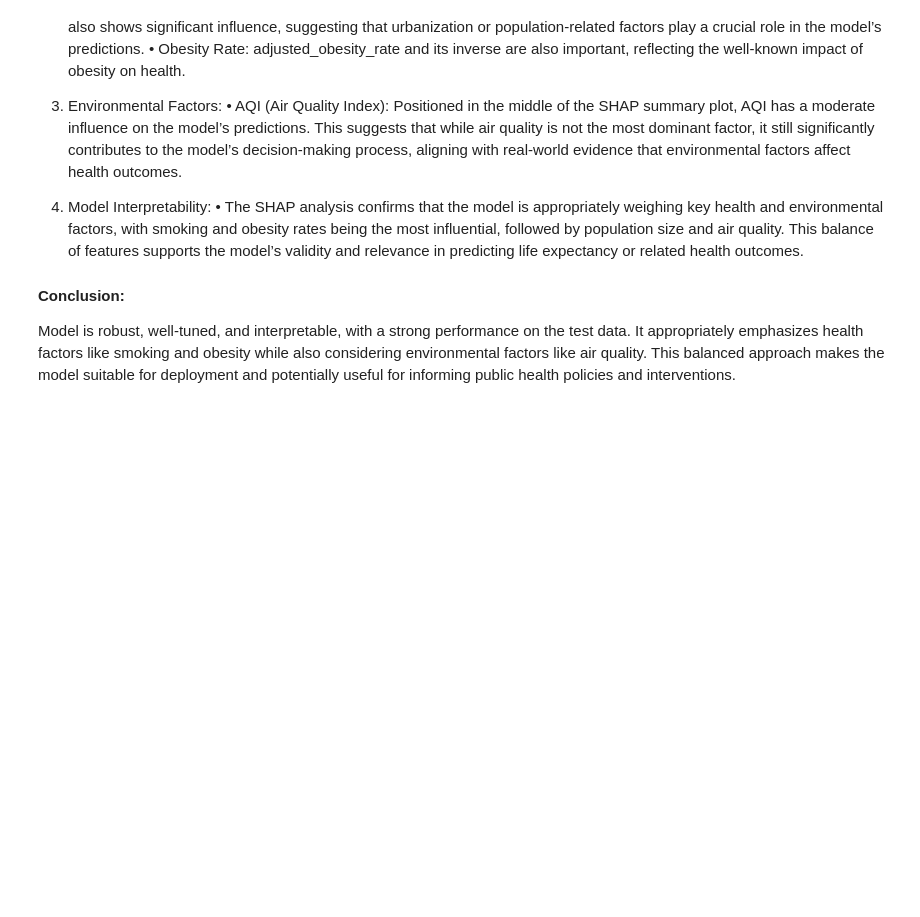
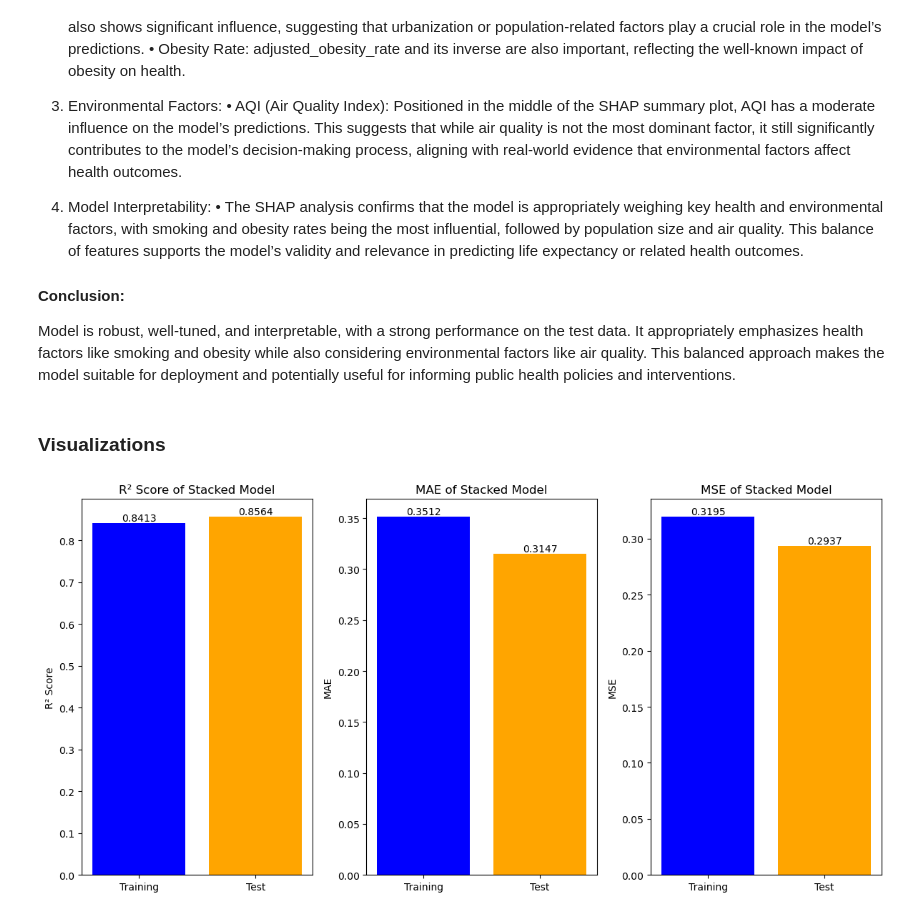
Before and after one commit to AlexRibeiro95/Environmental_factors_on_Public_health, a Jupyter notebook: notebooks/model_training(3).ipynb, the cells around one changed output. Saved outputs shown, nothing was run; the diff lists cells and outputs as text; code cells hidden in the pictures; blank space fills up the shorter version.

```diff
--- a/notebooks/model_training(3).ipynb
+++ b/notebooks/model_training(3).ipynb
@@ -962,3 +1065,46 @@ shap.force_plot(explainer.expected_value, shap_values[0], X_scaled[0], feature_n
 #### Conclusion:
 
 Model is robust, well-tuned, and interpretable, with a strong performance on the test data. It appropriately emphasizes health factors like smoking and obesity while also considering environmental factors like air quality. This balanced approach makes the model suitable for deployment and potentially useful for informing public health policies and interventions.
+# %% [markdown]
+### Visualizations
+# %%
+import matplotlib.pyplot as plt
+
+# Plot the stacked model's performance
+plt.figure(figsize=(12, 6))
+
+# Bar plot for the stacked model's performance on Training and Test data
+plt.subplot(1, 3, 1)
+bars = plt.bar(['Training', 'Test'], [stacked_train_r2, stacked_test_r2], color=['blue', 'orange'])
+plt.ylabel('R² Score')
+plt.title('R² Score of Stacked Model')
+
+# Add values on top of the bars
+for bar in bars:
+    yval = bar.get_height()
+    plt.text(bar.get_x() + bar.get_width()/2, yval, round(yval, 4), ha='center', va='bottom')
+
+plt.subplot(1, 3, 2)
+bars = plt.bar(['Training', 'Test'], [stacked_train_mae, stacked_test_mae], color=['blue', 'orange'])
+plt.ylabel('MAE')
+plt.title('MAE of Stacked Model')
+
+# Add values on top of the bars
+for bar in bars:
+    yval = bar.get_height()
+    plt.text(bar.get_x() + bar.get_width()/2, yval, round(yval, 4), ha='center', va='bottom')
+
+plt.subplot(1, 3, 3)
+bars = plt.bar(['Training', 'Test'], [stacked_train_mse, stacked_test_mse], color=['blue', 'orange'])
+plt.ylabel('MSE')
+plt.title('MSE of Stacked Model')
+
+# Add values on top of the bars
+for bar in bars:
+    yval = bar.get_height()
+    plt.text(bar.get_x() + bar.get_width()/2, yval, round(yval, 4), ha='center', va='bottom')
+
+plt.tight_layout()
+plt.show()
+# %% [output]
+[figure, added]
```
Also changed, not shown: parts of 4 cells of this notebook, 2 other files.
